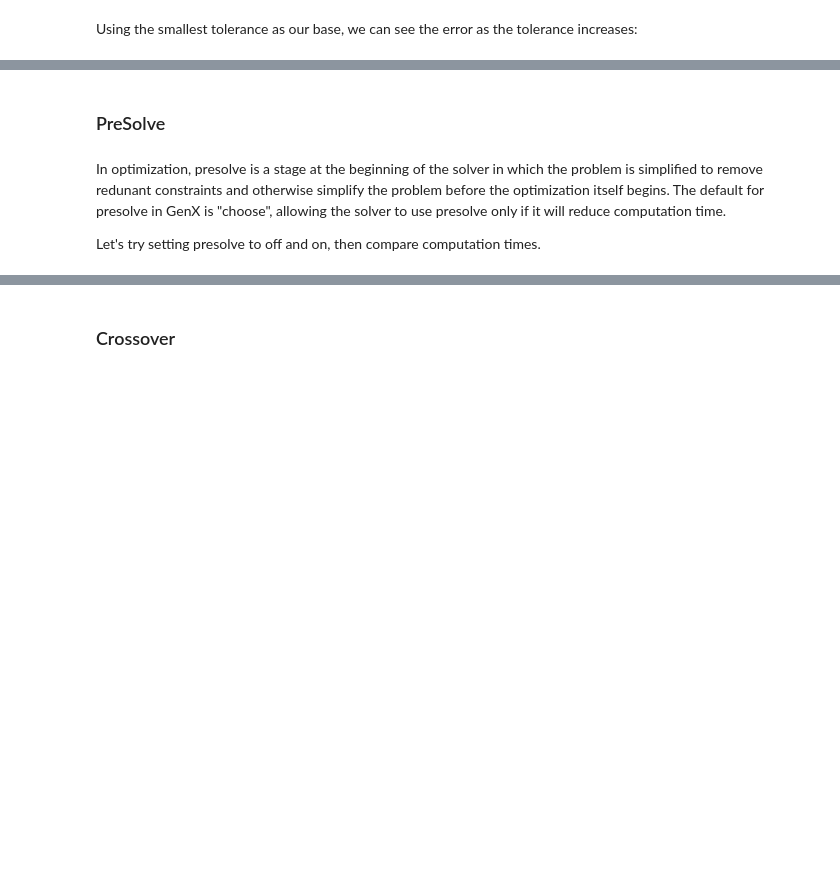
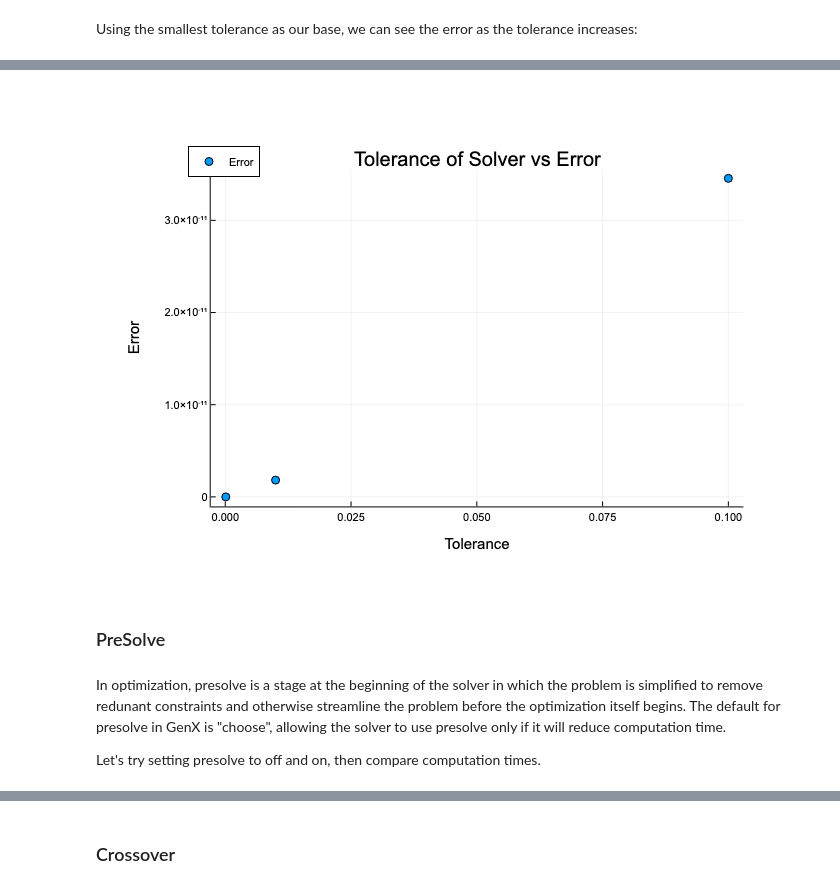
Before and after one commit to GenXProject/GenX-Tutorials, a Jupyter notebook: Tutorials/Tutorial_6_Solver_Settings.ipynb, the cells around one changed output, grey strips where cells are left out. Drawn from its saved outputs; the diff is of its cells as text; code cells hidden in the pictures; blank space fills up the shorter version.

```diff
--- a/Tutorials/Tutorial_6_Solver_Settings.ipynb
+++ b/Tutorials/Tutorial_6_Solver_Settings.ipynb
@@ -92,7 +142,7 @@ If we decrease the tolerance parameters, the objective value becomes closer to t
 # %%
 # Change tolerance, generate and solve model`
-tols = [1e-7,1e-5,1e-4,1e-3,1e-2,1e-1]
-OV = [0.0,0.0,0.0,0.0,0.0,0.0]
+tols = [1e-7,1e-4,1e-2,1e-1]
+OV = zeros(1,4)
 
 for i in range(1,length(tols))
     println(" ")
@@ -102,9 +152,9 @@ for i in range(1,length(tols))
     println("----------------------------------------------------")
     highs_settings["Feasib_Tol"] = tols[i]
     highs_settings["Optimal_Tol"] = tols[i]
-    YAML.write_file(joinpath(case,"Settings/highs_settings.yml"), highs_settings)
-    OPTIMIZER1 =GenX.configure_solver(settings_path,HiGHS.Optimizer);
+    YAML.write_file(joinpath(case,"settings/highs_settings.yml"), highs_settings)
+    OPTIMIZER1 = GenX.configure_solver(settings_path,HiGHS.Optimizer)
     EP = GenX.generate_model(setup,inputs,OPTIMIZER1)
-    time = @elapsed GenX.solve_model(EP,setup)
+    GenX.solve_model(EP,setup)
     OV[i] = objective_value(EP)
 end
@@ -119,13 +193,15 @@ import Pkg; Pkg.add("PyPlot")
 # %%
-# Plot the run time as a function of the tolerance
+# Plot the error as a function of the tolerance
 plotlyjs()
 Plots.scatter(tols[2:end], abs.(OV[2:end] .- OV[1]),legend=:topleft,
-                ylabel="Error", xlabel="Tolerance",size=(920,400),label=:"Error")
+                ylabel="Error", xlabel="Tolerance",size=(920,400),label=:"Error",title="Tolerance of Solver vs Error")
 ygrid!(:on, :dashdot, 0.1)
+# %% [output]
+[figure, added]
 # %% [markdown]
 ### PreSolve <a id="PreSolve"></a>
 # %% [markdown]
-In optimization, presolve is a stage at the beginning of the solver in which the problem is simplified to remove redunant constraints and otherwise simplify the problem before the optimization itself begins. The default for presolve in GenX is "choose", allowing the solver to use presolve only if it will reduce computation time.
+In optimization, presolve is a stage at the beginning of the solver in which the problem is simplified to remove redunant constraints and otherwise streamline the problem before the optimization itself begins. The default for presolve in GenX is "choose", allowing the solver to use presolve only if it will reduce computation time.
 
 Let's try setting presolve to off and on, then compare computation times.
 # %%
```
Also changed, not shown: parts of 22 cells of this notebook, 14 other files.
